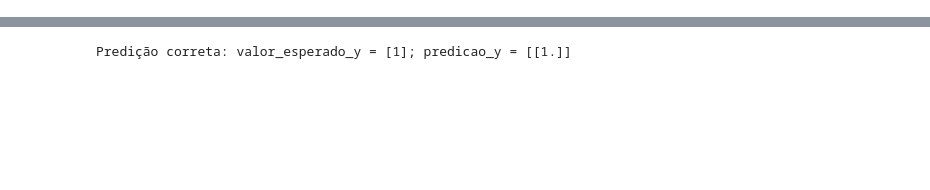
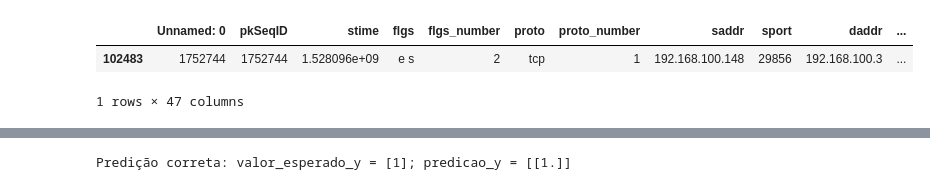
Before and after one commit to stephenfg92/trab_ai, a Jupyter notebook: Dados_resumidos.ipynb, the cells around one changed output, grey strips where cells are left out. Saved outputs shown, nothing was run; the diff lists cells and outputs as text; code cells hidden in the pictures; blank space fills up the shorter version.

```diff
--- a/Dados_resumidos.ipynb
+++ b/Dados_resumidos.ipynb
@@ -6,4 +53,10 @@ path = 'DDoSdata.csv'
 df = pd.read_csv(path,
                  sep = ",",
                  encoding = "UTF-8")
+# %%
+df.sample()
+# %% [output]
+|  | Unnamed: 0 | pkSeqID | stime | flgs | flgs_number | proto | proto_number | saddr | sport | daddr | ... |
+| 102483 | 1752744 | 1752744 | 1.528096e+09 | e s | 2 | tcp | 1 | 192.168.100.148 | 29856 | 192.168.100.3 | ... |
+1 rows × 47 columns
 # %%
```
Also changed, not shown: parts of 20 cells of this notebook, 11 other files.
